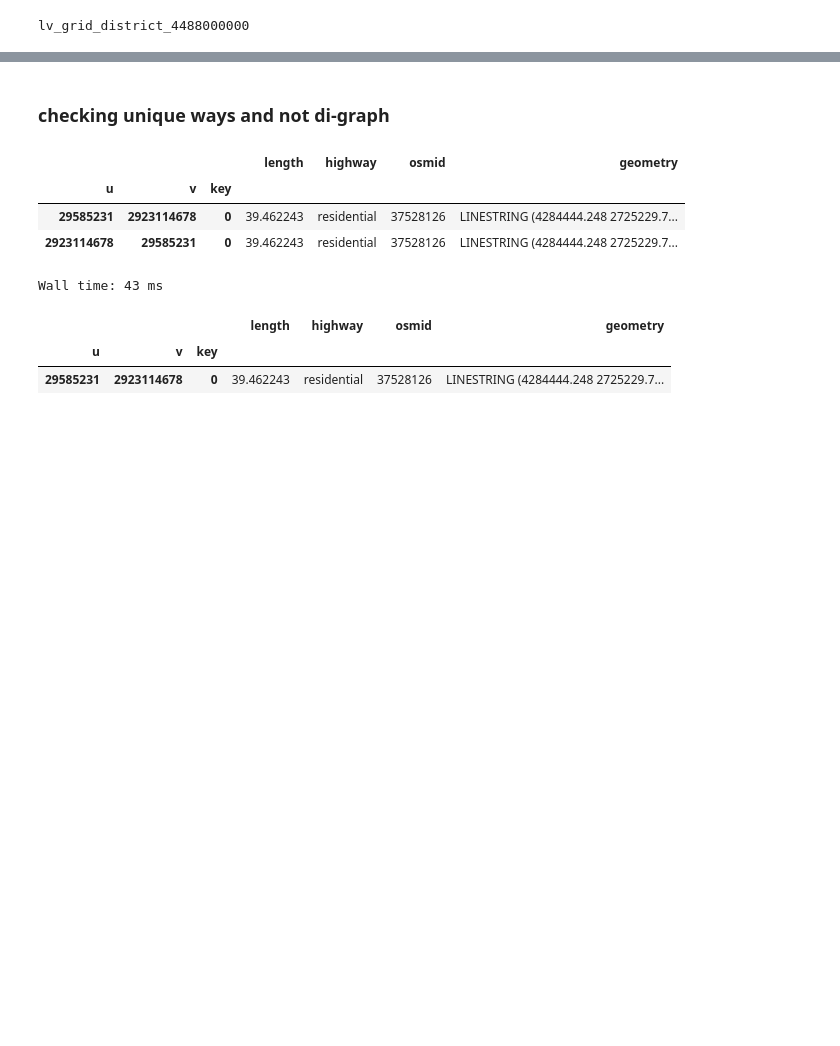
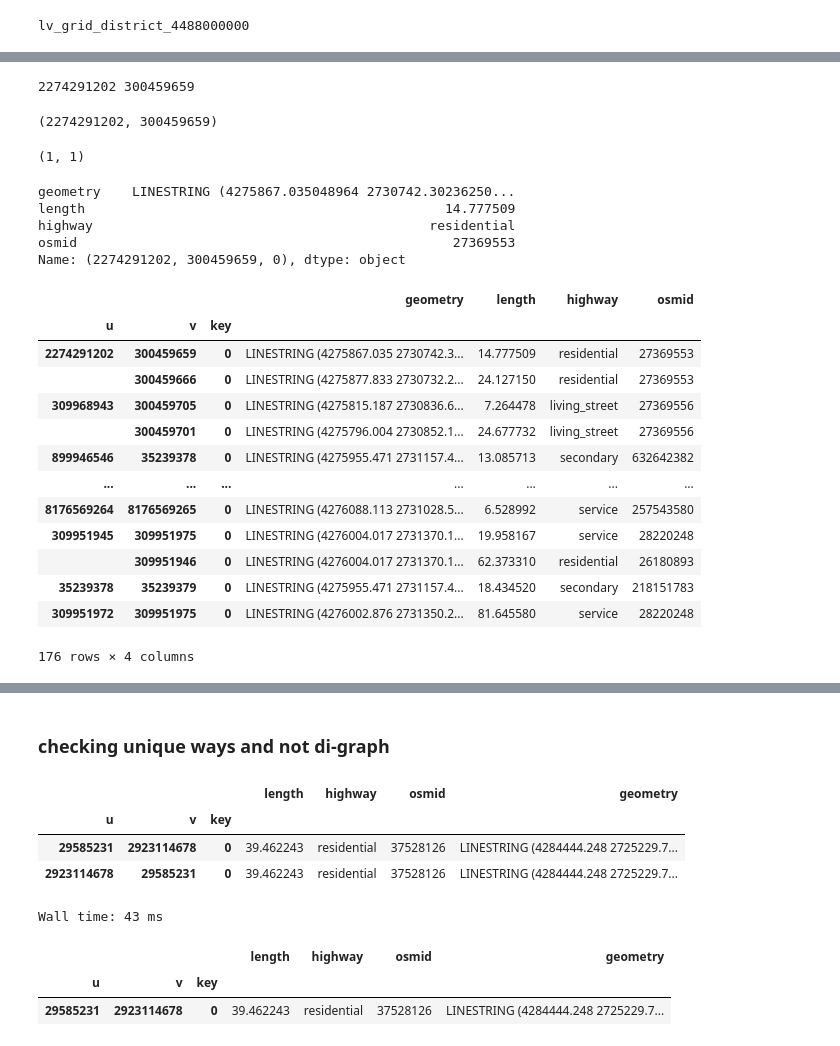
Before and after one commit to openego/ding0, a Jupyter notebook: ding0/lv_grid_testing-11.17.ipynb, the cells around one changed output, grey strips where cells are left out. Saved outputs shown, nothing was run; the diff lists cells and outputs as text; code cells hidden in the pictures; blank space fills up the shorter version.

```diff
--- a/ding0/lv_grid_testing-11.17.ipynb
+++ b/ding0/lv_grid_testing-11.17.ipynb
@@ -132,7 +132,7 @@ msg = nd.validate_grid_districts()
 # STEP 5: Build LV grids
 #la = nd.build_lv_grids()
 #district_0 = la._lv_grid_districts[0]
-load_area, lv_grid_district_build = nd.build_lv_grids()
+load_area, node_feeder_dict = nd.build_lv_grids()
 # %% [output]
 lv_grid_district_4488000000
 # %%
@@ -182,0 +145,4 @@ lv_loads_grid
+# %%
+import osmnx as ox
+edges = ox.graph_to_gdfs(load_area._lv_grid_districts[0].graph_district, nodes=False, edges=True)
+edges.head(3)
@@ -182,0 +155,38 @@ lv_loads_grid
+# %%
+for i, row in edges.iterrows():
+    print(i[0], i[1])
+    break
+i[0], i[1]
+# %% [output]
+2274291202 300459659
+(2274291202, 300459659)
+# %%
+node_feeder_dict.get(i[0]), node_feeder_dict.get(i[1])
+# %% [output]
+(1, 1)
+# %%
+# MultiIndex([(2274291202, 300459659, 0)], names=['u', 'v', 'key'])
+edges.loc[(2274291202, 300459659, 0)]
+# %% [output]
+geometry    LINESTRING (4275867.035048964 2730742.30236250...
+length                                              14.777509
+highway                                           residential
+osmid                                                27369553
+Name: (2274291202, 300459659, 0), dtype: object
+# %%
+edges
+# %% [output]
+|  |  |  | geometry | length | highway | osmid |
+| u | v | key |  |  |  |  |
+| 2274291202 | 300459659 | 0 | LINESTRING (4275867.035 2730742.3... | 14.777509 | residential | 27369553 |
+|  | 300459666 | 0 | LINESTRING (4275877.833 2730732.2... | 24.127150 | residential | 27369553 |
+| 309968943 | 300459705 | 0 | LINESTRING (4275815.187 2730836.6... | 7.264478 | living_street | 27369556 |
+|  | 300459701 | 0 | LINESTRING (4275796.004 2730852.1... | 24.677732 | living_street | 27369556 |
+| 899946546 | 35239378 | 0 | LINESTRING (4275955.471 2731157.4... | 13.085713 | secondary | 632642382 |
+| ... | ... | ... | ... | ... | ... | ... |
+| 8176569264 | 8176569265 | 0 | LINESTRING (4276088.113 2731028.5... | 6.528992 | service | 257543580 |
+| 309951945 | 309951975 | 0 | LINESTRING (4276004.017 2731370.1... | 19.958167 | service | 28220248 |
+|  | 309951946 | 0 | LINESTRING (4276004.017 2731370.1... | 62.373310 | residential | 26180893 |
+| 35239378 | 35239379 | 0 | LINESTRING (4275955.471 2731157.4... | 18.434520 | secondary | 218151783 |
+| 309951972 | 309951975 | 0 | LINESTRING (4276002.876 2731350.2... | 81.645580 | service | 28220248 |
+176 rows × 4 columns
```
Also changed, not shown: parts of 10 cells of this notebook, 1 other file.
